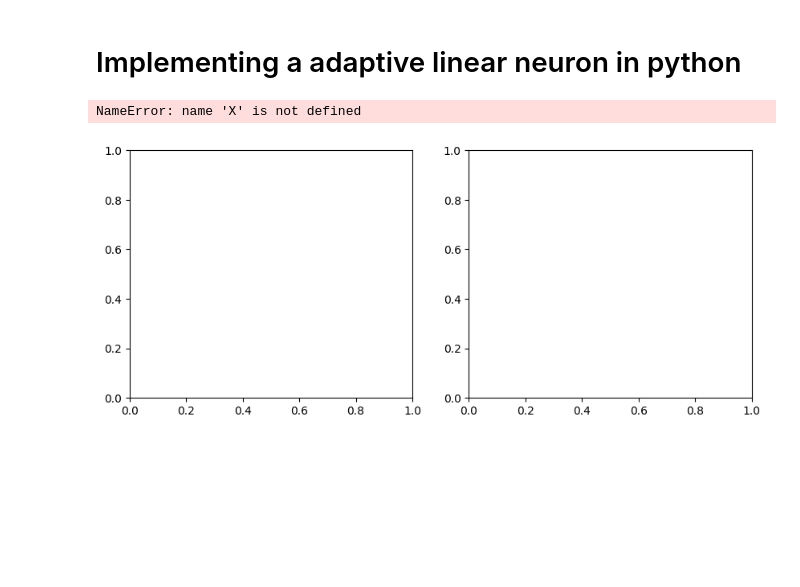
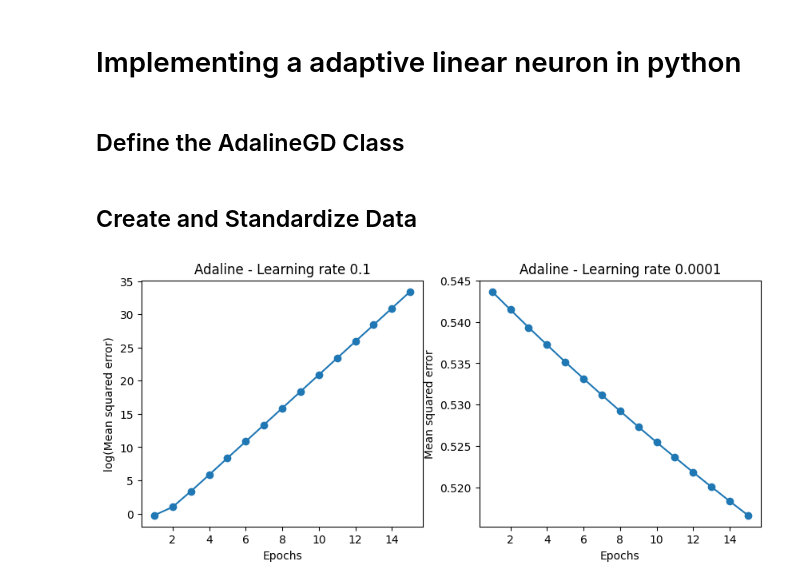
Before and after one commit to sarthak-wiz/ml_algorithms_implementation, a Jupyter notebook: adaline.ipynb, the cells around one changed output. Saved outputs shown, nothing was run; the diff lists cells and outputs as text; code cells hidden in the pictures; blank space fills up the shorter version.

```diff
--- a/adaline.ipynb
+++ b/adaline.ipynb
@@ -1,30 +1,26 @@
 # %% [markdown]
 # Implementing a adaptive linear neuron in python
+# %% [markdown]
+## Define the AdalineGD Class
 # %%
-import matplotlib.pyplot as plt
 import numpy as np
-from sklearn.utils import shuffle
-from sklearn.datasets import make_blobs
+
 class AdalineGD:
-
     def __init__(self, eta=0.01, n_iter=50, random_state=1):
         self.eta = eta
         self.n_iter = n_iter
         self.random_state = random_state
 
     def fit(self, X, y):
-
         rgen = np.random.RandomState(self.random_state)
         self.w_ = rgen.normal(loc=0.0, scale=0.01, size=X.shape[1])
         self.b_ = np.float_(0.)
         self.losses_ = []
 
-        for i in range(self.n_iter):
+        for _ in range(self.n_iter):
             net_input = self.net_input(X)
-
             output = self.activation(net_input)
             errors = (y - output)
-
             self.w_ += self.eta * 2.0 * X.T.dot(errors) / X.shape[0]
             self.b_ += self.eta * 2.0 * errors.mean()
             loss = (errors**2).mean()
@@ -39,3 +35,16 @@ class AdalineGD:
 
     def predict(self, X):
         return np.where(self.activation(self.net_input(X)) >= 0.5, 1, 0)
+# %% [markdown]
+## Create and Standardize Data
+# %%
+import matplotlib.pyplot as plt
+from sklearn.datasets import make_blobs
+from sklearn.preprocessing import StandardScaler
+
+# Create fake data
+X, y = make_blobs(n_samples=300, centers=2, n_features=2, cluster_std=5, random_state=11)
+
+# Standardize features
+sc = StandardScaler()
+X_std = sc.fit_transform(X)
@@ -42,23 +77,18 @@ class AdalineGD:
 # %%
 fig, ax = plt.subplots(nrows=1, ncols=2, figsize=(10, 4))
-
-X, Y = make_blobs(n_samples=300, centers=2, n_features=2, cluster_std=5, random_state=11)
-
 
 ada1 = AdalineGD(n_iter=15, eta=0.1).fit(X, y)
 ax[0].plot(range(1, len(ada1.losses_) + 1), np.log10(ada1.losses_), marker='o')
 ax[0].set_xlabel('Epochs')
 ax[0].set_ylabel('log(Mean squared error)')
 ax[0].set_title('Adaline - Learning rate 0.1')
 
 ada2 = AdalineGD(n_iter=15, eta=0.0001).fit(X, y)
 ax[1].plot(range(1, len(ada2.losses_) + 1), ada2.losses_, marker='o')
 ax[1].set_xlabel('Epochs')
 ax[1].set_ylabel('Mean squared error')
 ax[1].set_title('Adaline - Learning rate 0.0001')
 
-
 plt.show()
 # %% [output]
-NameError: name 'X' is not defined
-[figure, old version]
+[figure, new version]
```
Also changed, not shown: parts of 3 cells of this notebook, 1 other file.
